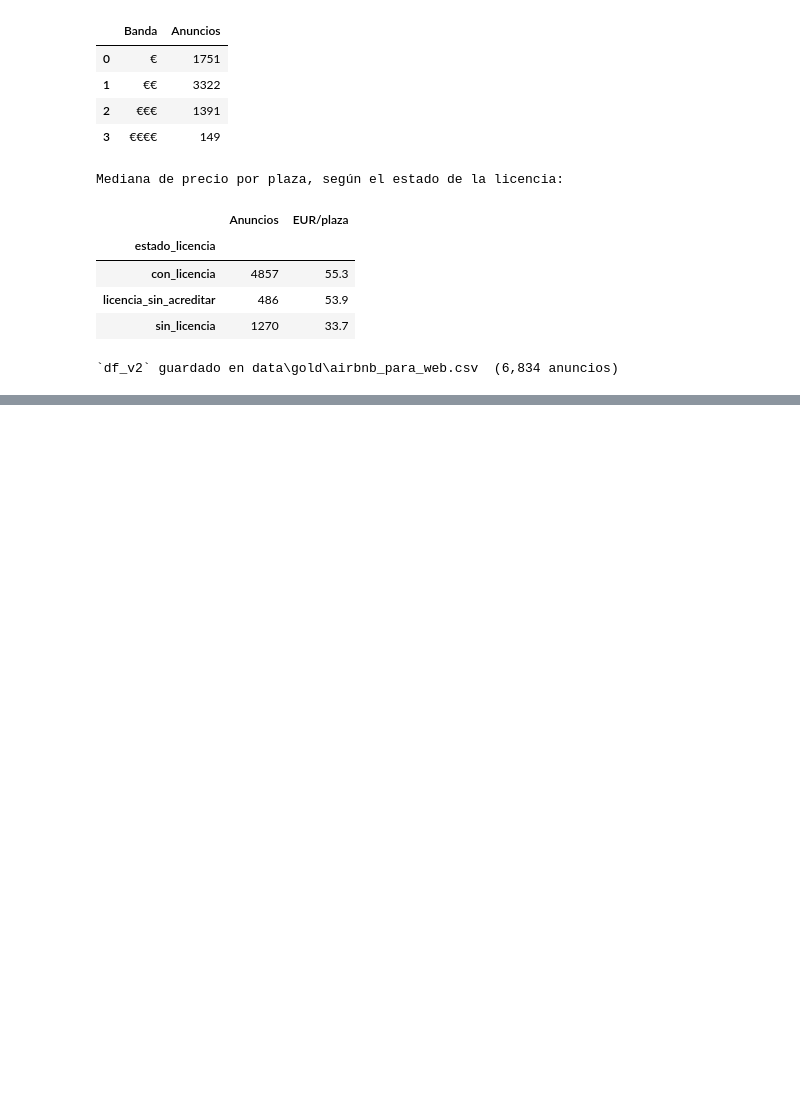
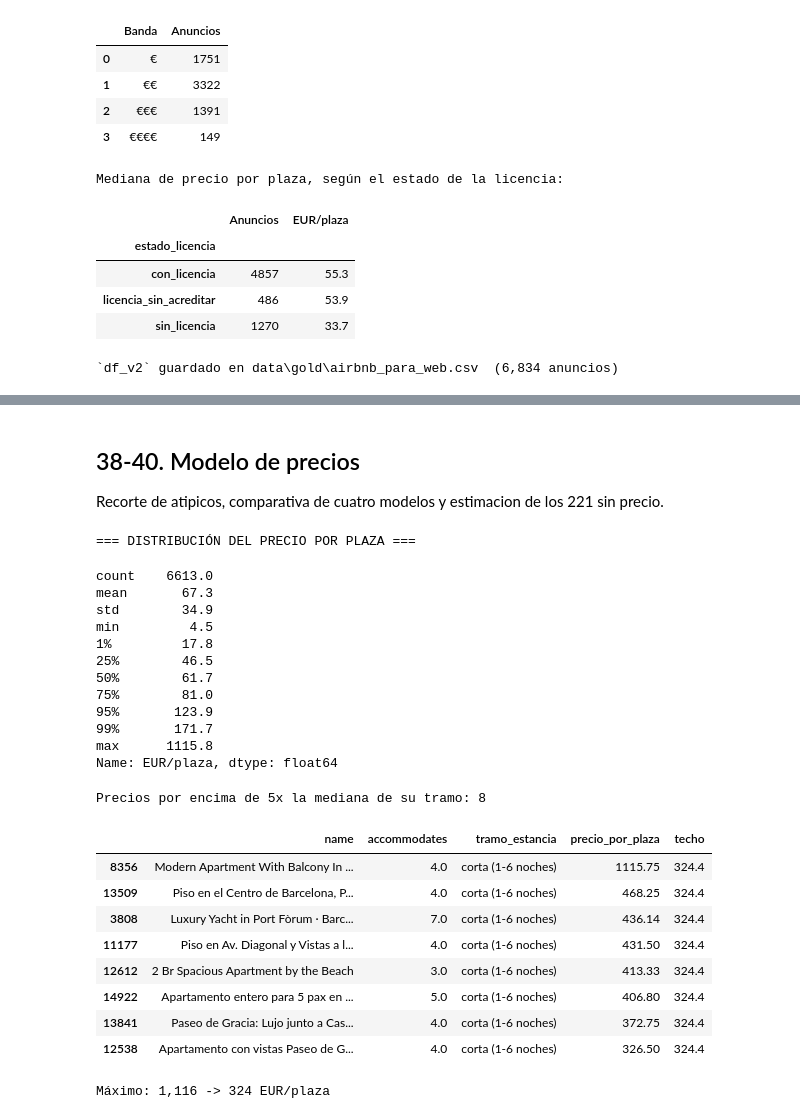
Before and after one commit to Ruthlessallen/Turismo-y-Barcelona, a Jupyter notebook: pipeline/notebooks/revisar_airbnb_v2.ipynb, the cells around one changed output, grey strips where cells are left out. Cells and saved outputs as stored; diff of their text form; code cells hidden in the pictures; blank space fills up the shorter version.

```diff
--- a/pipeline/notebooks/revisar_airbnb_v2.ipynb
+++ b/pipeline/notebooks/revisar_airbnb_v2.ipynb
@@ -2553,0 +2974,66 @@ Mediana de precio por plaza, según el estado de la licencia:
+# %% [markdown]
+## 38-40. Modelo de precios
+
+Recorte de atipicos, comparativa de cuatro modelos y estimacion de los 221 sin precio.
+# %%
+# 38. Recorte de precios imposibles antes de entrenar
+#
+# Con los hoteles, dos filas de 430 valían 13 de los 56 EUR de error, y la desviación entre
+# pliegues se desplomó de 18,7 a 7,0 al recortarlas: no fallaba el modelo, fallaba el dato. Aquí
+# el máximo es de 10.542 EUR/noche, así que conviene mirar lo mismo.
+#
+# Se recorta al techo de su categoría en vez de eliminar la fila: el anuncio existe, tiene su
+# capacidad y su barrio, y cuenta como oferta. Lo que no vale es su precio.
+
+import numpy as np
+import pandas as pd
+
+FACTOR_ATIPICO = 5.0
+
+precio = df_v2[OBJETIVO]
+print("=== DISTRIBUCIÓN DEL PRECIO POR PLAZA ===")
+display(precio.describe([.01, .25, .5, .75, .95, .99]).round(1).rename("EUR/plaza"))
+
+# El techo se calcula dentro de cada tramo de estancia: un piso de 31 noches y uno de una noche no
+# tienen el mismo rango normal, y un techo comun castigaria al mercado caro.
+mediana_tramo = df_v2.groupby("tramo_estancia")[OBJETIVO].transform("median")
+techo = mediana_tramo * FACTOR_ATIPICO
+recortados = precio > techo
+
+print()
+print(f"Precios por encima de {FACTOR_ATIPICO:.0f}x la mediana de su tramo: {int(recortados.sum())}")
+if recortados.any():
+    display(df_v2.loc[recortados, ["name", "accommodates", "tramo_estancia", OBJETIVO]]
+            .assign(techo=techo[recortados].round(1))
+            .sort_values(OBJETIVO, ascending=False).head(10))
+
+df_v2["precio_plaza_recortado"] = np.where(recortados, techo, precio)
+df_v2["precio_recortado"] = recortados.fillna(False)
+
+antes, despues = precio.max(), df_v2["precio_plaza_recortado"].max()
+print(f"Máximo: {antes:,.0f} -> {despues:,.0f} EUR/plaza")
+# %% [output]
+=== DISTRIBUCIÓN DEL PRECIO POR PLAZA ===
+count    6613.0
+mean       67.3
+std        34.9
+min         4.5
+1%         17.8
+25%        46.5
+50%        61.7
+75%        81.0
+95%       123.9
+99%       171.7
+max      1115.8
+Name: EUR/plaza, dtype: float64
+Precios por encima de 5x la mediana de su tramo: 8
+|  | name | accommodates | tramo_estancia | precio_por_plaza | techo |
+| 8356 | Modern Apartment With Balcony In ... | 4.0 | corta (1-6 noches) | 1115.75 | 324.4 |
+| 13509 | Piso en el Centro de Barcelona, P... | 4.0 | corta (1-6 noches) | 468.25 | 324.4 |
+| 3808 | Luxury Yacht in Port Fòrum · Barc... | 7.0 | corta (1-6 noches) | 436.14 | 324.4 |
+| 11177 | Piso en Av. Diagonal y Vistas a l... | 4.0 | corta (1-6 noches) | 431.50 | 324.4 |
+| 12612 | 2 Br Spacious Apartment by the Beach | 3.0 | corta (1-6 noches) | 413.33 | 324.4 |
+| 14922 | Apartamento entero para 5 pax en ... | 5.0 | corta (1-6 noches) | 406.80 | 324.4 |
+| 13841 | Paseo de Gracia: Lujo junto a Cas... | 4.0 | corta (1-6 noches) | 372.75 | 324.4 |
+| 12538 | Apartamento con vistas Paseo de G... | 4.0 | corta (1-6 noches) | 326.50 | 324.4 |
+Máximo: 1,116 -> 324 EUR/plaza
```
Also changed, not shown: parts of 13 cells of this notebook, 6 other files.
